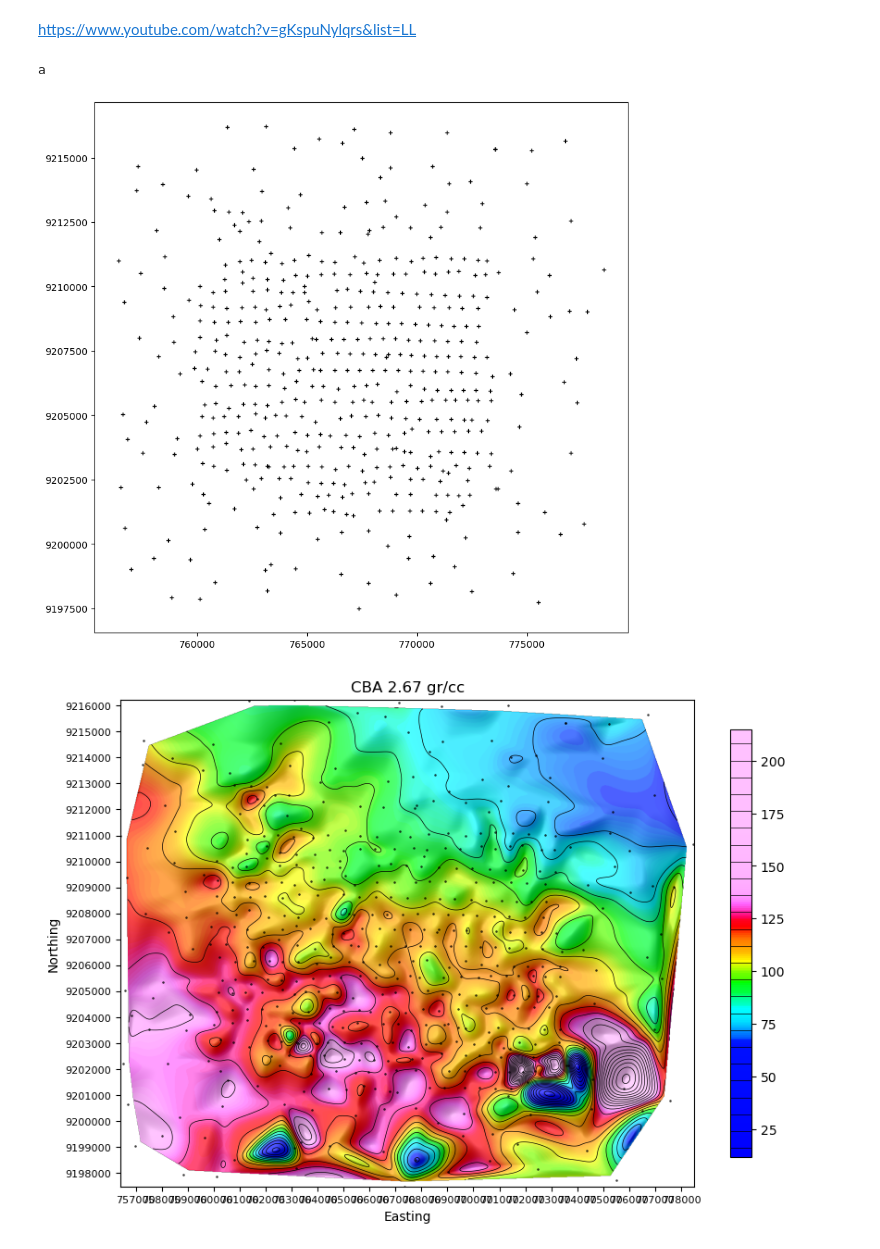
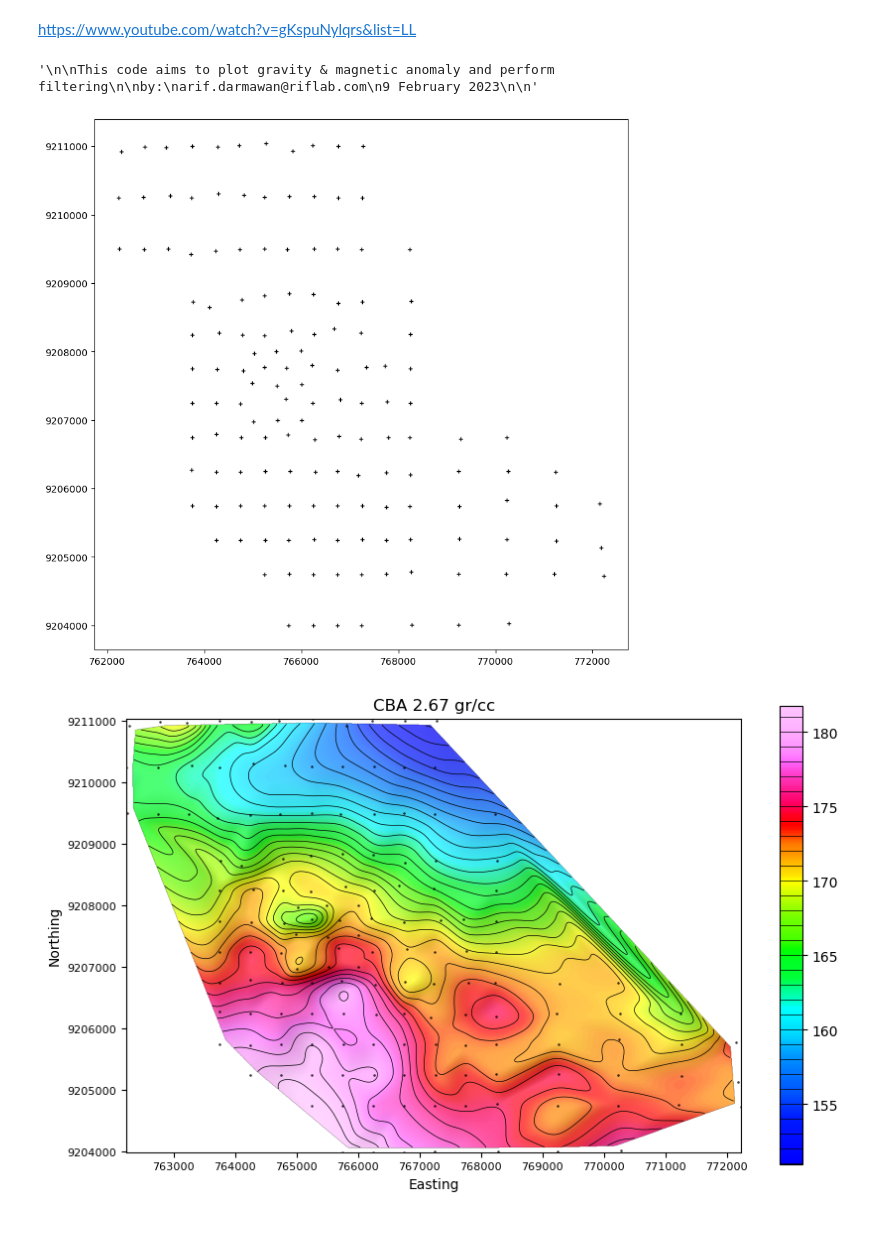
Before and after one commit to riflab/geophysics_library, a Jupyter notebook: gravity_magnetic_filtering/src/main.ipynb, the cells around one changed output. Saved outputs shown, nothing was run; the diff lists cells and outputs as text; code cells hidden in the pictures.

```diff
--- a/gravity_magnetic_filtering/src/main.ipynb
+++ b/gravity_magnetic_filtering/src/main.ipynb
@@ -1,9 +1,17 @@
 # %% [markdown]
 https://www.youtube.com/watch?v=gKspuNylqrs&list=LL
-# %%
-print('a')
-# %% [output]
-a
+# %%
+'''
+
+This code aims to plot gravity & magnetic anomaly and perform filtering
+
+by:
+arif.darmawan@riflab.com
+9 February 2023
+
+'''
+# %% [output]
+'\n\nThis code aims to plot gravity & magnetic anomaly and perform filtering\n\nby:\narif.darmawan@riflab.com\n9 February 2023\n\n'
 # %%
 import matplotlib.pyplot as plt
 from matplotlib.pyplot import figure
@@ -151,22 +159,22 @@ def main(i, df, file_output):
 
     ax1.plot(df['X'], df['Y'], color='black', linestyle='None', marker='+', markersize=2, alpha=0.5)
 # %%
-data_file = '../data/data_1997.xlsx'
+data_file = '../../../data/data_gravity/2020_data.xlsx'
 file_output_prefix = '../map/patuha_grav_'
 
-df = pd.read_excel(data_file, sheet_name='data1', header=0, na_values=None)
+df = pd.read_excel(data_file, sheet_name='data', header=0, na_values=None)
 
 gen_maps = [
 #     'Z','Gobs', 'FAA',
     # 'CBA_1.00', 'CBA_2.00', 'CBA_2.10', 'CBA_2.20', 'CBA_2.30', 'CBA_2.40', 'CBA_2.50', 'CBA_2.60', 'CBA_2.67'
     # 'Z', 'Z_0', 'Z_1'
     # 'Z'
     'CBA_2.00'
 ]
 
 for i in gen_maps:
     file_output = file_output_prefix + i + '.tiff'
     main(i, df, file_output)
 # %% [output]
-[figure, old version]
+[figure, new version]
-[figure, old version]
+[figure, new version]
```
Also changed, not shown: 1 other file.
